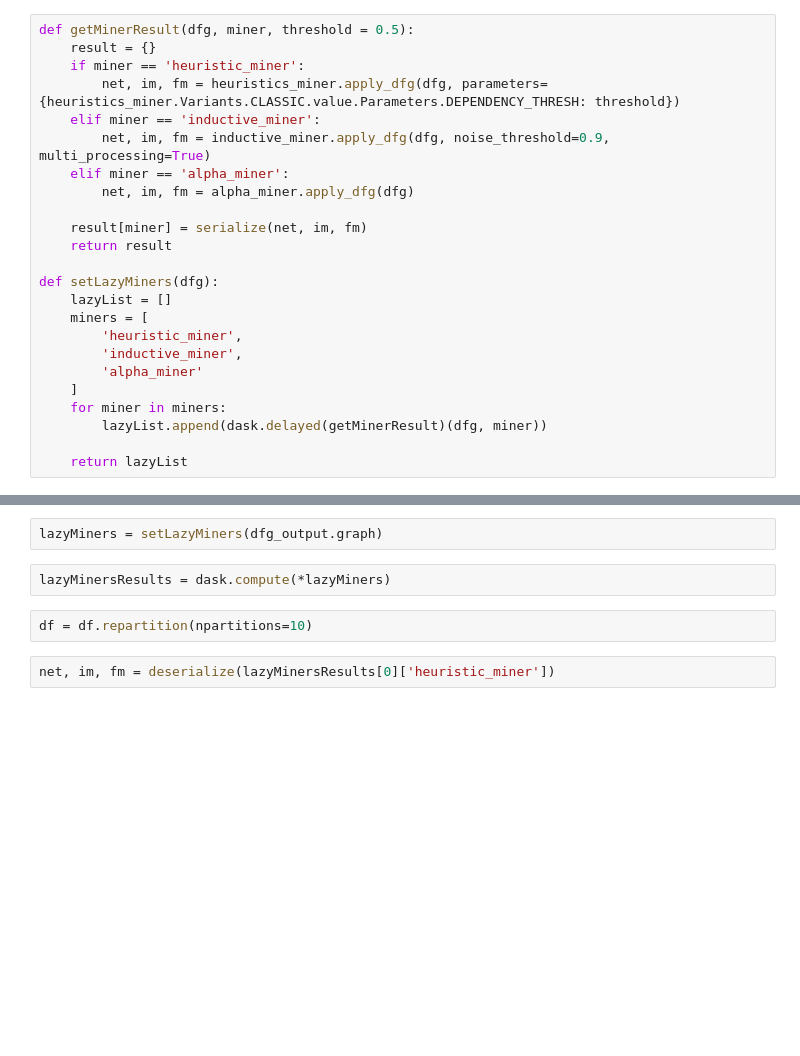
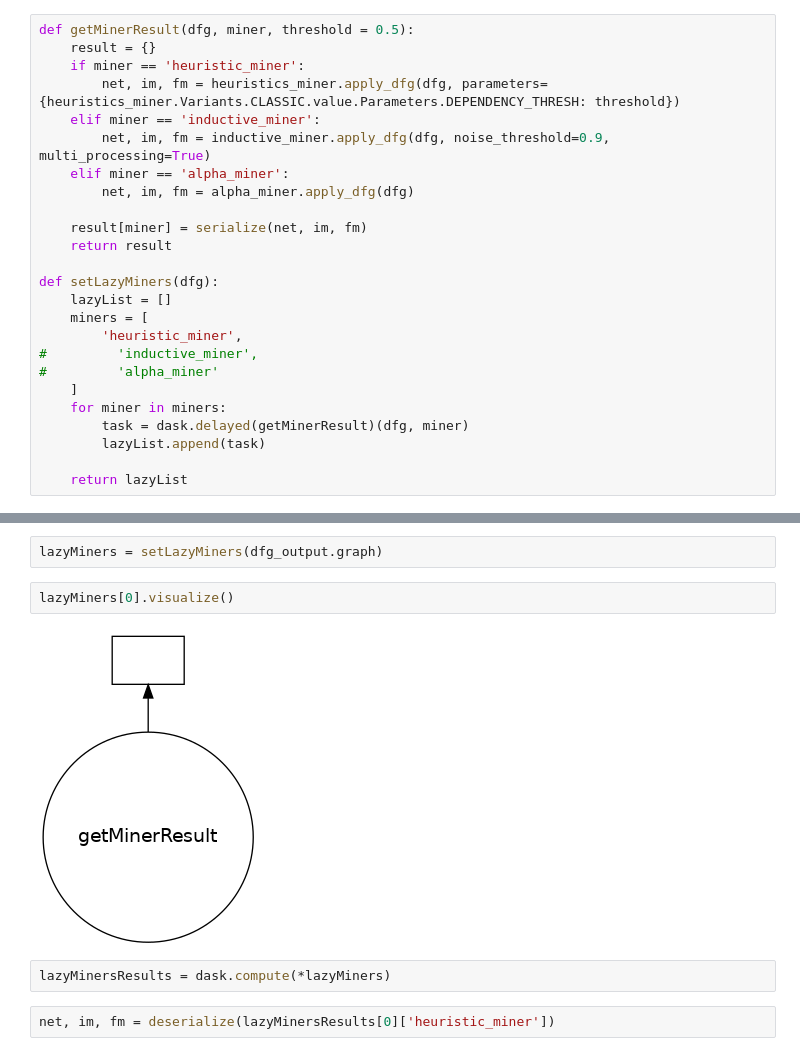
Before and after one commit to DataSystemsGroupUT/Process-Mining-Pipelines, a Jupyter notebook: notebooks/Dask implementation.ipynb, the cells around one changed output, grey strips where cells are left out. Cells and saved outputs as stored; diff of their text form; blank space fills up the shorter version.

```diff
--- a/notebooks/Dask implementation.ipynb
+++ b/notebooks/Dask implementation.ipynb
@@ -139,11 +167,12 @@ def setLazyMiners(dfg):
     lazyList = []
     miners = [
         'heuristic_miner',
-        'inductive_miner',
-        'alpha_miner'
+#         'inductive_miner',
+#         'alpha_miner'
     ]
     for miner in miners:
-        lazyList.append(dask.delayed(getMinerResult)(dfg, miner))
+        task = dask.delayed(getMinerResult)(dfg, miner)
+        lazyList.append(task)
 
     return lazyList
 # %%
@@ -175,10 +205,12 @@ def setLazyMetrics(dfg, petrinet, im, fm):
     return lazyList
 # %%
 lazyMiners = setLazyMiners(dfg_output.graph)
+# %%
+lazyMiners[0].visualize()
+# %% [output]
+[figure, added]
 # %%
 lazyMinersResults = dask.compute(*lazyMiners)
-# %%
-df = df.repartition(npartitions=10)
 # %%
 net, im, fm = deserialize(lazyMinersResults[0]['heuristic_miner'])
 # %%
```
Also changed, not shown: parts of 16 cells of this notebook, 2 other files.
